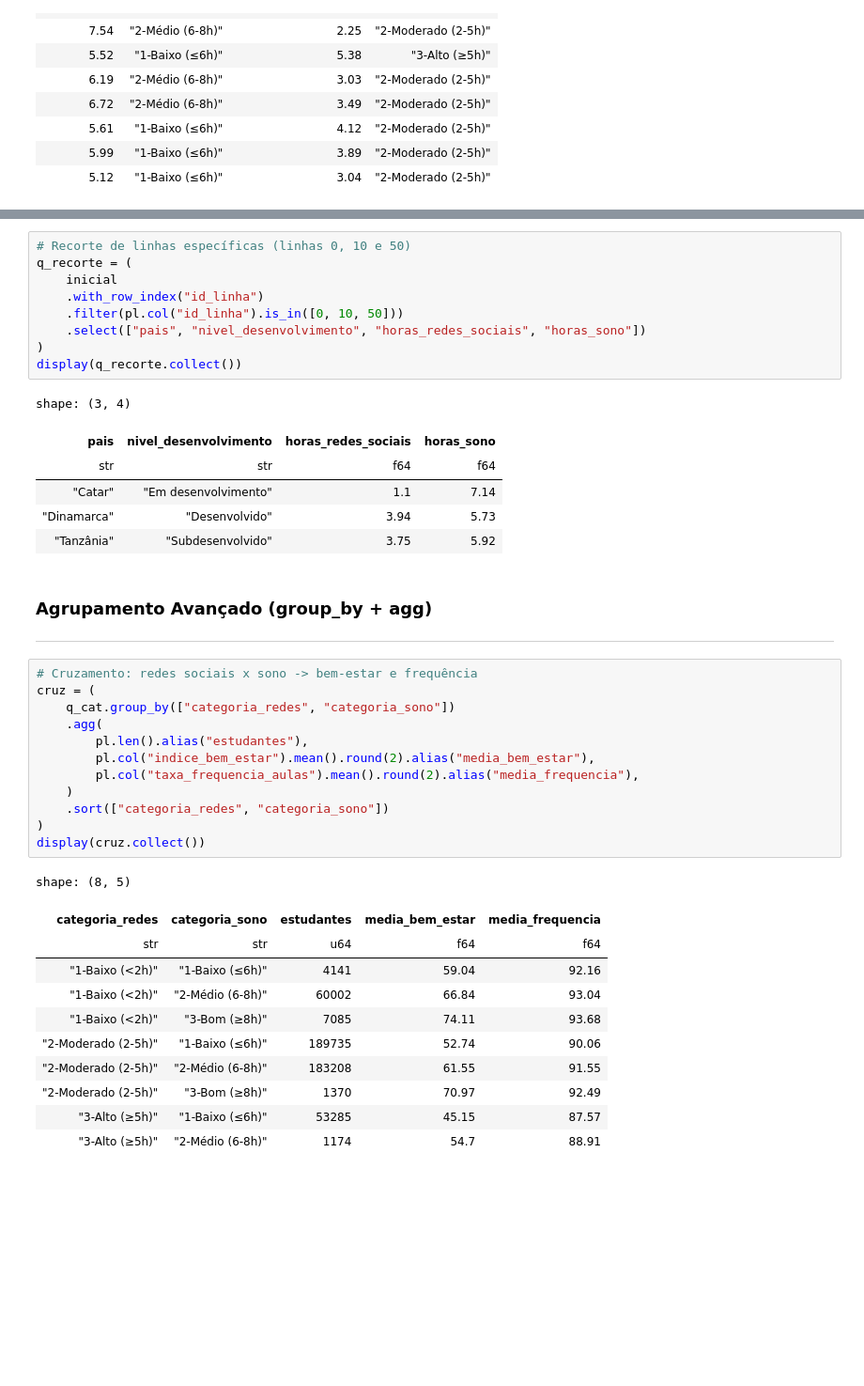
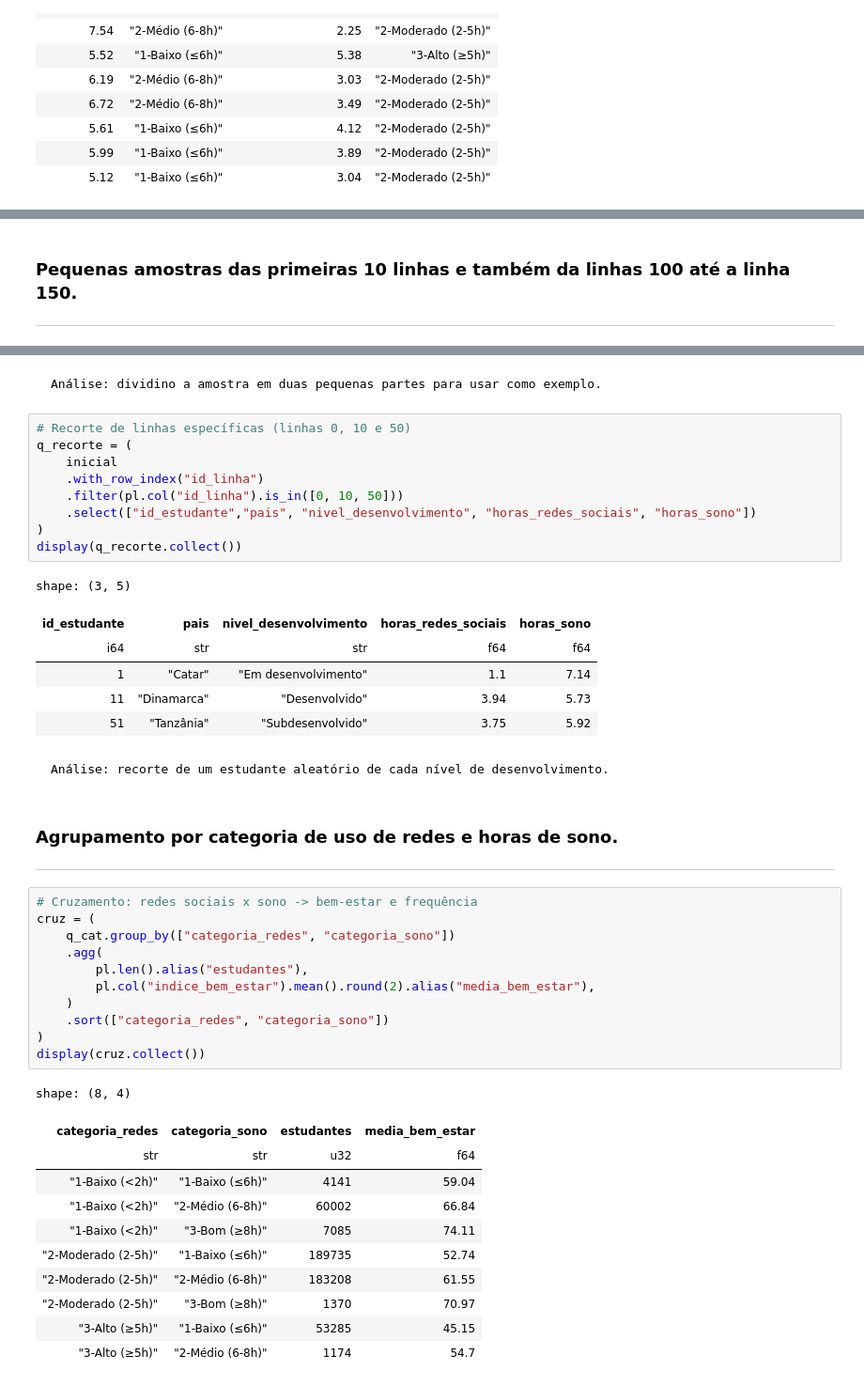
Before and after one commit to indiarasantos/Analise_Impacto_IA_Redes_Sociais_Saude_Alunos, a Jupyter notebook: Parte2_PréProcessameno_AnálisePolars/analise_polars_parte1.ipynb, the cells around one changed output, grey strips where cells are left out. Shown at 94% size. Drawn from its saved outputs; the diff is of its cells as text; blank space fills up the shorter version.

````diff
--- a/Parte2_PréProcessameno_AnálisePolars/analise_polars_parte1.ipynb
+++ b/Parte2_PréProcessameno_AnálisePolars/analise_polars_parte1.ipynb
@@ -173,3 +183,6 @@ Para pegar "pedaços" dos dados. No modo Lazy, o slice é muito eficiente pois o
+# %% [markdown]
+### Pequenas amostras das primeiras 10 linhas e também da linhas 100 até a linha 150.
+---
 # %%
 q_head = inicial.head(10)          # primeiras 10 linhas
 q_meio = inicial.slice(100, 50)    # offset 100, 50 linhas
@@ -204,46 +217,53 @@ shape: (50, 48)
 | 148 | "Emirados Árabes Unidos" | "Em desenvolvimento" | 27.15 | 70.89 | 45.04 | ... |
 | 149 | "Omã" | "Em desenvolvimento" | 34.31 | 54.33 | 76.57 | ... |
 | 150 | "Catar" | "Em desenvolvimento" | 16.3 | 54.93 | 27.19 | ... |
+# %% [markdown]
+```
+Análise: dividino a amostra em duas pequenas partes para usar como exemplo.
+```
 # %%
 # Recorte de linhas específicas (linhas 0, 10 e 50)
 q_recorte = (
     inicial
     .with_row_index("id_linha")
     .filter(pl.col("id_linha").is_in([0, 10, 50]))
-    .select(["pais", "nivel_desenvolvimento", "horas_redes_sociais", "horas_sono"])
+    .select(["id_estudante","pais", "nivel_desenvolvimento", "horas_redes_sociais", "horas_sono"])
 )
 display(q_recorte.collect())
 # %% [output]
-shape: (3, 4)
+shape: (3, 5)
-| pais | nivel_desenvolvimento | horas_redes_sociais | horas_sono |
-| str | str | f64 | f64 |
-| "Catar" | "Em desenvolvimento" | 1.1 | 7.14 |
-| "Dinamarca" | "Desenvolvido" | 3.94 | 5.73 |
-| "Tanzânia" | "Subdesenvolvido" | 3.75 | 5.92 |
+| id_estudante | pais | nivel_desenvolvimento | horas_redes_sociais | horas_sono |
+| i64 | str | str | f64 | f64 |
+| 1 | "Catar" | "Em desenvolvimento" | 1.1 | 7.14 |
+| 11 | "Dinamarca" | "Desenvolvido" | 3.94 | 5.73 |
+| 51 | "Tanzânia" | "Subdesenvolvido" | 3.75 | 5.92 |
-# %% [markdown]
-### Agrupamento Avançado (group_by + agg)
----
+# %% [markdown]
+```
+Análise: recorte de um estudante aleatório de cada nível de desenvolvimento.
+```
+# %% [markdown]
+### Agrupamento por categoria de uso de redes e horas de sono.
+---
 # %%
 # Cruzamento: redes sociais x sono -> bem-estar e frequência
 cruz = (
     q_cat.group_by(["categoria_redes", "categoria_sono"])
     .agg(
         pl.len().alias("estudantes"),
         pl.col("indice_bem_estar").mean().round(2).alias("media_bem_estar"),
-        pl.col("taxa_frequencia_aulas").mean().round(2).alias("media_frequencia"),
     )
     .sort(["categoria_redes", "categoria_sono"])
 )
 display(cruz.collect())
 # %% [output]
-shape: (8, 5)
+shape: (8, 4)
-| categoria_redes | categoria_sono | estudantes | media_bem_estar | media_frequencia |
-| str | str | u64 | f64 | f64 |
-| "1-Baixo (<2h)" | "1-Baixo (≤6h)" | 4141 | 59.04 | 92.16 |
-| "1-Baixo (<2h)" | "2-Médio (6-8h)" | 60002 | 66.84 | 93.04 |
-| "1-Baixo (<2h)" | "3-Bom (≥8h)" | 7085 | 74.11 | 93.68 |
-| "2-Moderado (2-5h)" | "1-Baixo (≤6h)" | 189735 | 52.74 | 90.06 |
-| "2-Moderado (2-5h)" | "2-Médio (6-8h)" | 183208 | 61.55 | 91.55 |
-| "2-Moderado (2-5h)" | "3-Bom (≥8h)" | 1370 | 70.97 | 92.49 |
-| "3-Alto (≥5h)" | "1-Baixo (≤6h)" | 53285 | 45.15 | 87.57 |
-| "3-Alto (≥5h)" | "2-Médio (6-8h)" | 1174 | 54.7 | 88.91 |
+| categoria_redes | categoria_sono | estudantes | media_bem_estar |
+| str | str | u32 | f64 |
+| "1-Baixo (<2h)" | "1-Baixo (≤6h)" | 4141 | 59.04 |
+| "1-Baixo (<2h)" | "2-Médio (6-8h)" | 60002 | 66.84 |
+| "1-Baixo (<2h)" | "3-Bom (≥8h)" | 7085 | 74.11 |
+| "2-Moderado (2-5h)" | "1-Baixo (≤6h)" | 189735 | 52.74 |
+| "2-Moderado (2-5h)" | "2-Médio (6-8h)" | 183208 | 61.55 |
+| "2-Moderado (2-5h)" | "3-Bom (≥8h)" | 1370 | 70.97 |
+| "3-Alto (≥5h)" | "1-Baixo (≤6h)" | 53285 | 45.15 |
+| "3-Alto (≥5h)" | "2-Médio (6-8h)" | 1174 | 54.7 |
````
Also changed, not shown: parts of 21 cells of this notebook, 2 other files.
